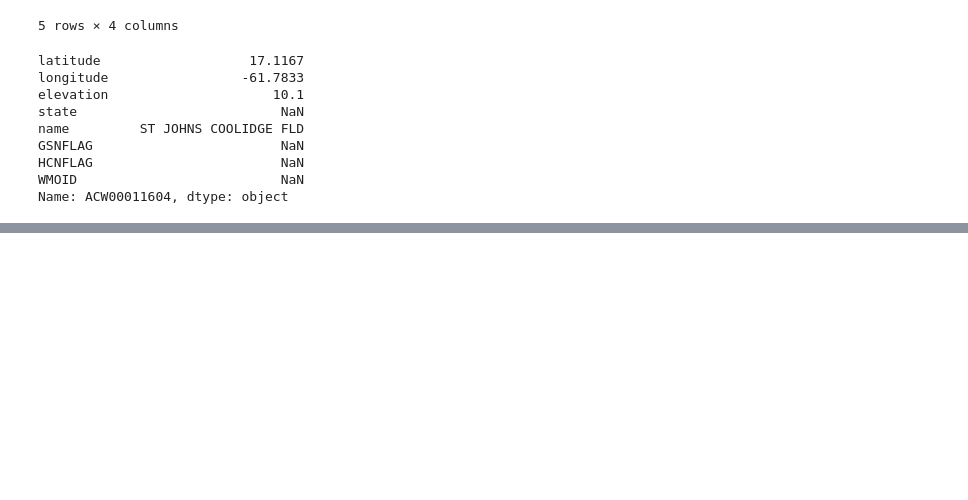
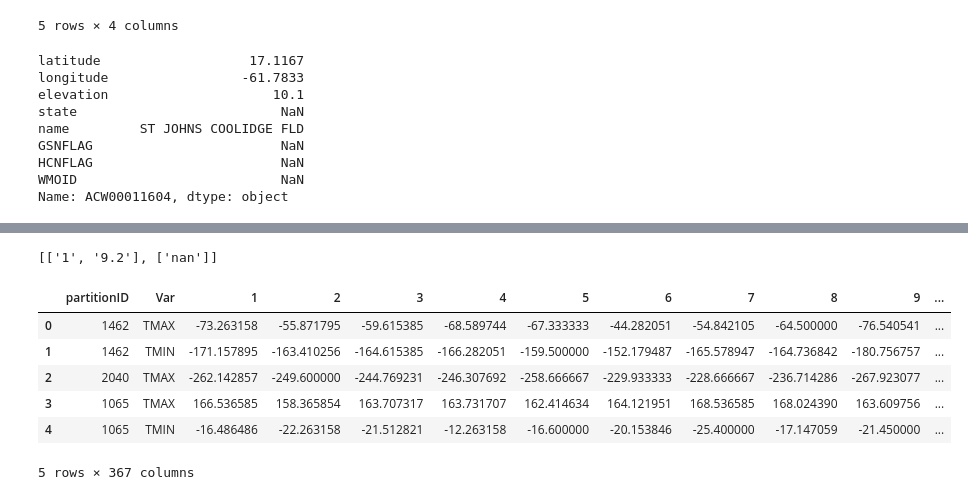
Before and after one commit to nonlogic/UCSD_BigData, a Jupyter notebook: notebooks/weather.mapreduce/Progress.ipynb, the cells around one changed output, grey strips where cells are left out. Drawn from its saved outputs; the diff is of its cells as text; code cells hidden in the pictures; blank space fills up the shorter version.

```diff
--- a/notebooks/weather.mapreduce/Progress.ipynb
+++ b/notebooks/weather.mapreduce/Progress.ipynb
@@ -130,0 +399,4 @@ Name: ACW00011604, dtype: object
+# %%
+a
+# %% [output]
+[['1', '9.2'], ['nan']]
@@ -130,0 +405,14 @@ Name: ACW00011604, dtype: object
+# %%
+dfMeans = pd.read_table('mean.pkl',header=None,delimiter=r"[\[\]\",\t]+")#,names=['partitionID','Type','Mean'])
+dfMeans = dfMeans.drop([0,2,368],1)
+dfMeans.columns = ["partitionID", "Var"] + range(1,366)
+# %%
+dfMeans.head()
+# %% [output]
+|  | partitionID | Var | 1 | 2 | 3 | 4 | 5 | 6 | 7 | 8 | 9 | ... |
+| 0 | 1462 | TMAX | -73.263158 | -55.871795 | -59.615385 | -68.589744 | -67.333333 | -44.282051 | -54.842105 | -64.500000 | -76.540541 | ... |
+| 1 | 1462 | TMIN | -171.157895 | -163.410256 | -164.615385 | -166.282051 | -159.500000 | -152.179487 | -165.578947 | -164.736842 | -180.756757 | ... |
+| 2 | 2040 | TMAX | -262.142857 | -249.600000 | -244.769231 | -246.307692 | -258.666667 | -229.933333 | -228.666667 | -236.714286 | -267.923077 | ... |
+| 3 | 1065 | TMAX | 166.536585 | 158.365854 | 163.707317 | 163.731707 | 162.414634 | 164.121951 | 168.536585 | 168.024390 | 163.609756 | ... |
+| 4 | 1065 | TMIN | -16.486486 | -22.263158 | -21.512821 | -12.263158 | -16.600000 | -20.153846 | -25.400000 | -17.147059 | -21.450000 | ... |
+5 rows × 367 columns
```
Also changed, not shown: parts of 31 cells of this notebook, 1 other file.
